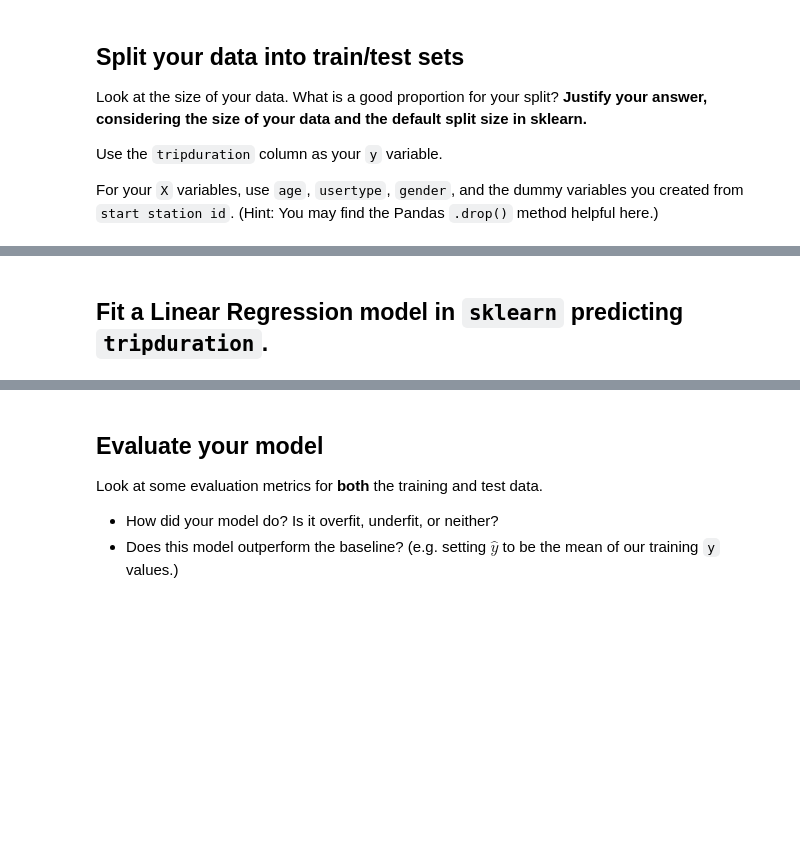
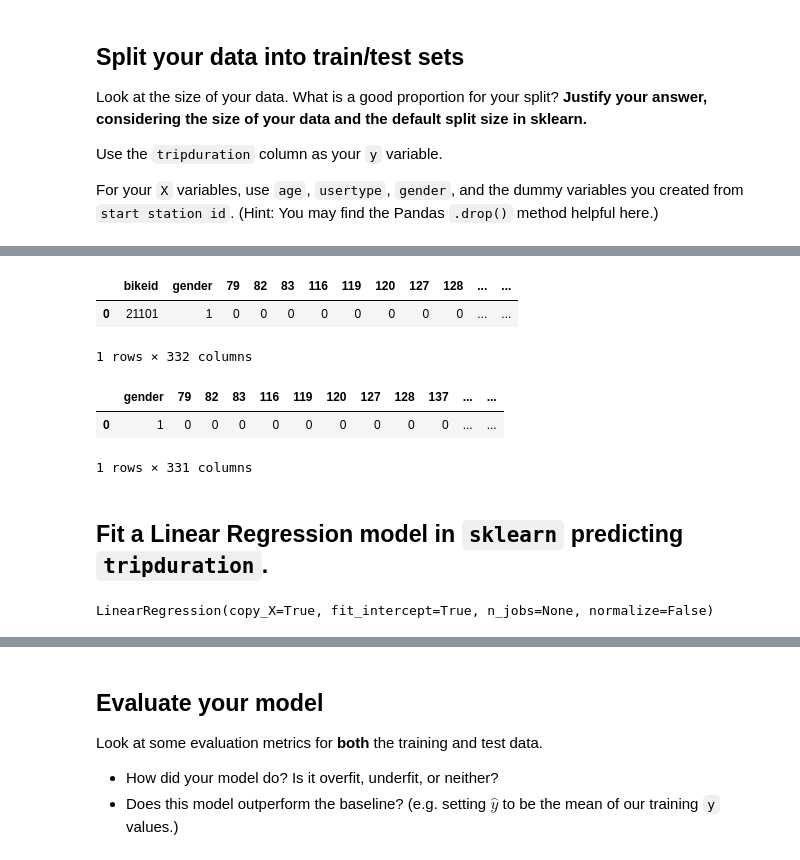
Before and after one commit to amcurley/GA_projects, a Jupyter notebook: Labs/3.02-lab-regression-and-model-validation-master/randvalsub.ipynb, the cells around one changed output, grey strips where cells are left out. Cells and saved outputs as stored; diff of their text form; code cells hidden in the pictures; blank space fills up the shorter version.

```diff
--- a/Labs/3.02-lab-regression-and-model-validation-master/randvalsub.ipynb
+++ b/Labs/3.02-lab-regression-and-model-validation-master/randvalsub.ipynb
@@ -193,0 +259,2 @@ For your `X` variables, use `age`, `usertype`, `gender`, and the dummy variables
+# %%
+user_dum = pd.get_dummies(dropped_df['usertype'], drop_first=True)
@@ -193,0 +277,8 @@ For your `X` variables, use `age`, `usertype`, `gender`, and the dummy variables
+# %%
+dropped_df = dropped_df.join(user_dum)
+# %%
+dropped_df.head(1)
+# %% [output]
+|  | bikeid | gender | 79 | 82 | 83 | 116 | 119 | 120 | 127 | 128 | ... | ... |
+| 0 | 21101 | 1 | 0 | 0 | 0 | 0 | 0 | 0 | 0 | 0 | ... | ... |
+1 rows × 332 columns
@@ -193,0 +287,6 @@ For your `X` variables, use `age`, `usertype`, `gender`, and the dummy variables
+# %%
+X.head(1)
+# %% [output]
+|  | gender | 79 | 82 | 83 | 116 | 119 | 120 | 127 | 128 | 137 | ... | ... |
+| 0 | 1 | 0 | 0 | 0 | 0 | 0 | 0 | 0 | 0 | 0 | ... | ... |
+1 rows × 331 columns
@@ -195,0 +301,4 @@ For your `X` variables, use `age`, `usertype`, `gender`, and the dummy variables
+# %%
+model.fit(X_train, y_train)
+# %% [output]
+LinearRegression(copy_X=True, fit_intercept=True, n_jobs=None, normalize=False)
```
Also changed, not shown: parts of 38 cells of this notebook.
